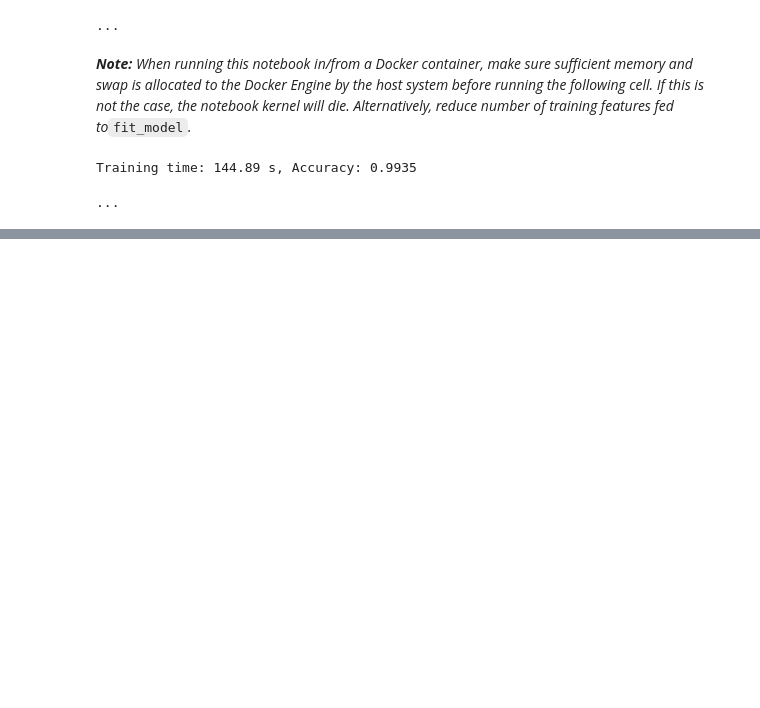
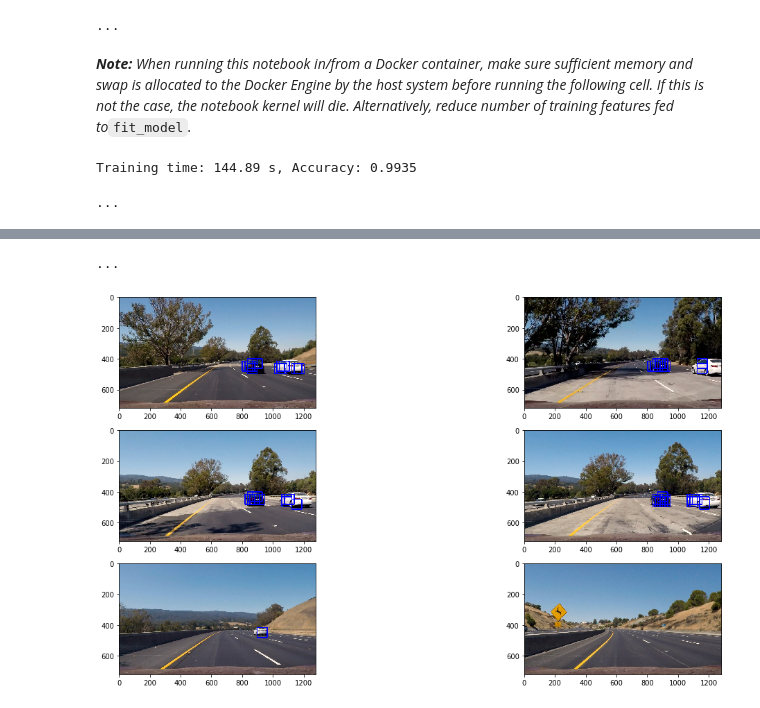
Before and after one commit to simonwisseler/HistogramOrientedGradients-SupportVectorMachine_VehicleDetection, a Jupyter notebook: detect_vehicles.ipynb, the cells around one changed output, grey strips where cells are left out. Saved outputs shown, nothing was run; the diff lists cells and outputs as text; code cells hidden in the pictures; blank space fills up the shorter version.

Commit message:
Add Apply Trained Classifier on Test Images

```diff
--- a/detect_vehicles.ipynb
+++ b/detect_vehicles.ipynb
@@ -401,0 +471,30 @@ print('...')
+# %%
+# Load test images into list object
+test_imgs_list = list(map(lambda img: mpimg.imread(img), glob.glob('./test_images/*.jpg')))
+
+# ...
+fig, axes = plt.subplots(3, 2, figsize=(20, 10))
+fig.subplots_adjust(hspace = .2, wspace=.1)
+axes = axes.ravel()
+
+for i, img in enumerate(test_imgs_list):
+    hits = []
+    windows = slide_window(img, y_start_stop=[400, 720], xy_overlap=(0.75, 0.75))
+
+    for window in windows:
+        img_window = cv2.resize(img[window[0][1]:window[1][1], window[0][0]:window[1][0]], (64, 64))
+        features = extract_features(img_window, params)
+        scaled_features = scaler.transform(features.reshape(1, -1))
+        pred = svc.predict(scaled_features)
+        if pred == 1:
+            hits.append(window)
+
+    output_img = draw_boxes(np.copy(img), hits)
+
+    axes[i].imshow(output_img)
+
+
+print('...')
+# %% [output]
+...
+[figure, added]
```
Also changed, not shown: parts of 6 cells of this notebook.
